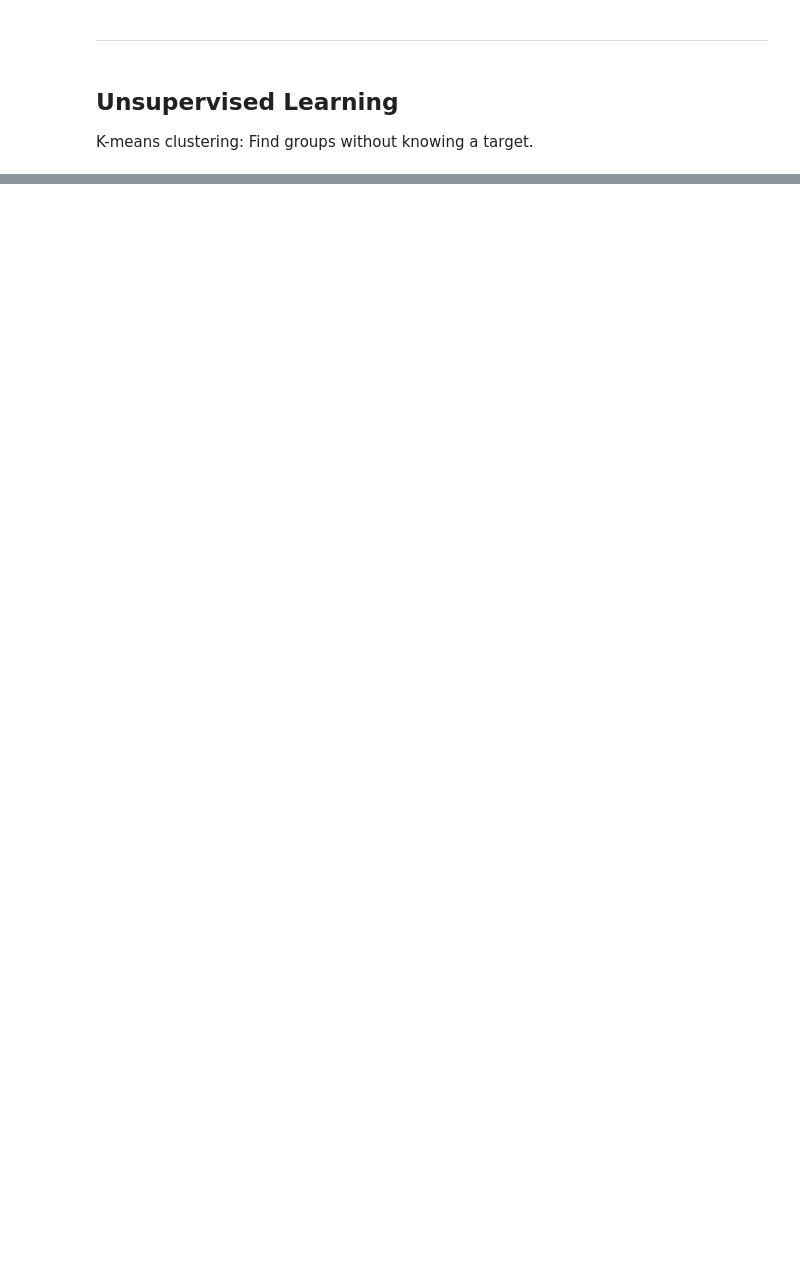
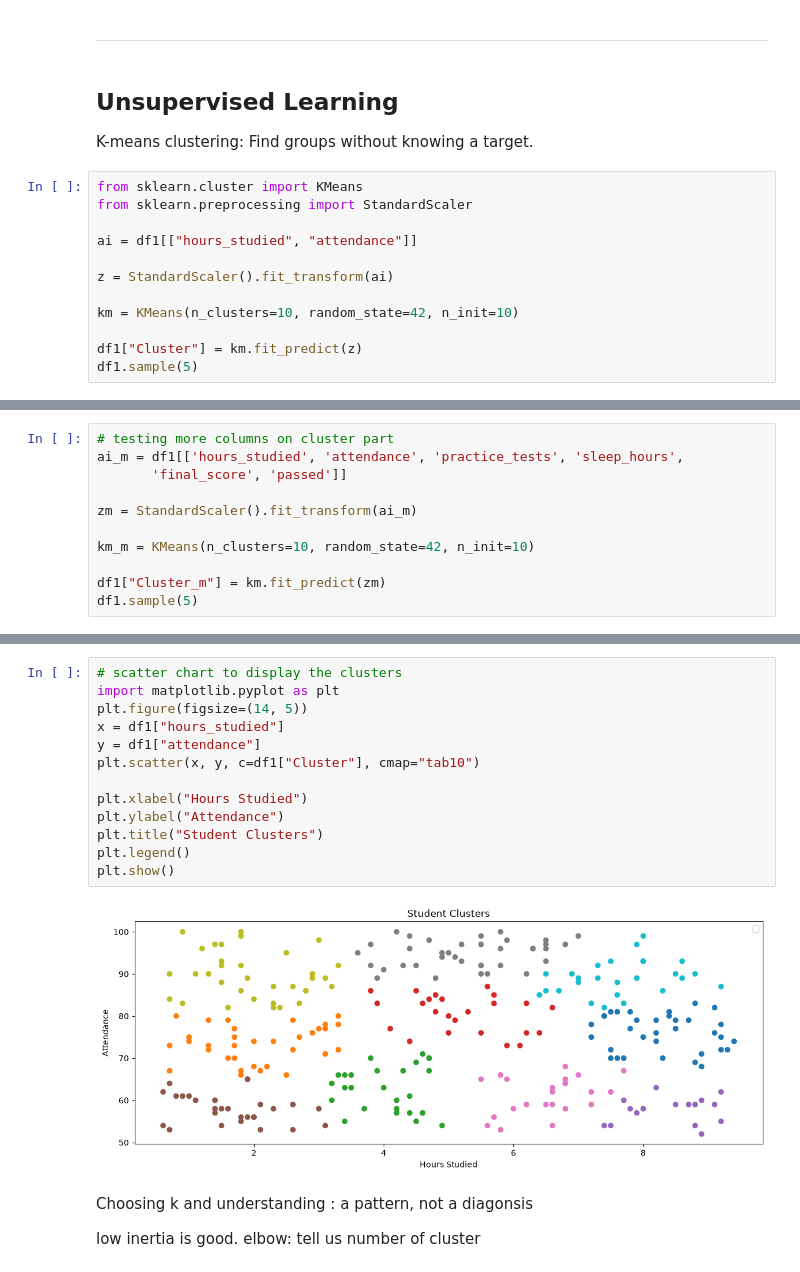
Before and after one commit to mj-awad17/AI-Engineering-bootcamp, a Jupyter notebook: Week-3/Day-3/class_work.ipynb, the cells around one changed output, grey strips where cells are left out. Saved outputs shown, nothing was run; the diff lists cells and outputs as text; blank space fills up the shorter version.

```diff
--- a/Week-3/Day-3/class_work.ipynb
+++ b/Week-3/Day-3/class_work.ipynb
@@ -444,3 +444,15 @@ df1.head(3)
 ## Unsupervised Learning
 
 K-means clustering: Find groups without knowing a target.
+# %%
+from sklearn.cluster import KMeans
+from sklearn.preprocessing import StandardScaler
+
+ai = df1[["hours_studied", "attendance"]]
+
+z = StandardScaler().fit_transform(ai)
+
+km = KMeans(n_clusters=10, random_state=42, n_init=10)
+
+df1["Cluster"] = km.fit_predict(z)
+df1.sample(5)
@@ -446,0 +497,11 @@ K-means clustering: Find groups without knowing a target.
+# %%
+# testing more columns on cluster part
+ai_m = df1[['hours_studied', 'attendance', 'practice_tests', 'sleep_hours',
+       'final_score', 'passed']]
+
+zm = StandardScaler().fit_transform(ai_m)
+
+km_m = KMeans(n_clusters=10, random_state=42, n_init=10)
+
+df1["Cluster_m"] = km.fit_predict(zm)
+df1.sample(5)
@@ -446,0 +614,20 @@ K-means clustering: Find groups without knowing a target.
+# %%
+# scatter chart to display the clusters
+import matplotlib.pyplot as plt
+plt.figure(figsize=(14, 5))
+x = df1["hours_studied"]
+y = df1["attendance"]
+plt.scatter(x, y, c=df1["Cluster"], cmap="tab10")
+
+plt.xlabel("Hours Studied")
+plt.ylabel("Attendance")
+plt.title("Student Clusters")
+plt.legend()
+plt.show()
+# %% [output]
+[figure, added]
+# %% [markdown]
+Choosing k and understanding : a pattern, not a diagonsis
+
+low inertia is good.
+elbow: tell us number of cluster
```
Also changed, not shown: parts of 16 cells of this notebook, 1 other file.
